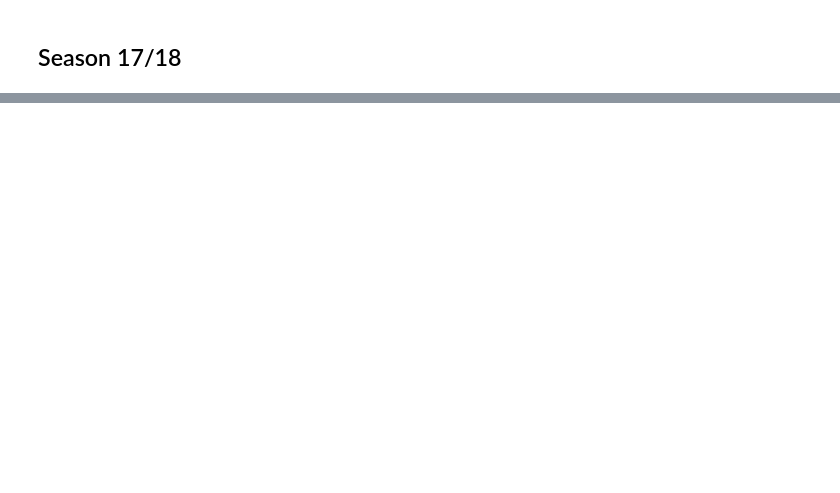
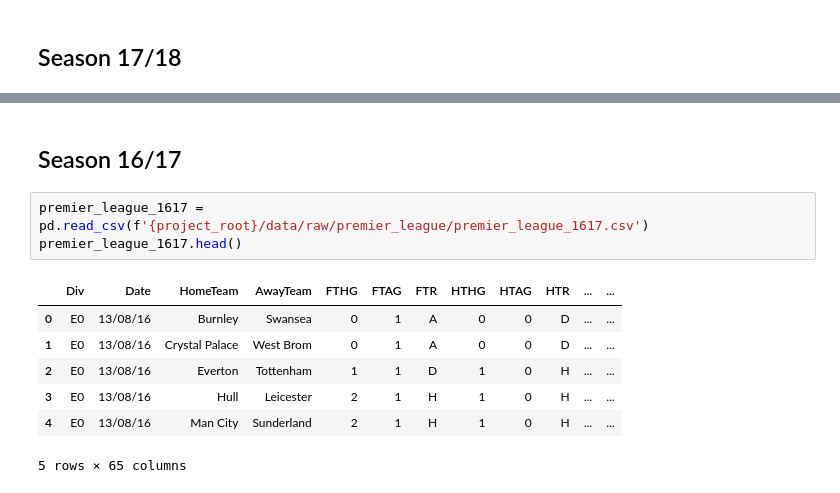
Before and after one commit to MarcinGruchala/football-predictions, a Jupyter notebook: notebooks/premier_league_raw_data_preview.ipynb, the cells around one changed output, grey strips where cells are left out. Saved outputs shown, nothing was run; the diff lists cells and outputs as text; blank space fills up the shorter version.

Commit message:
Download premier league raw data and store it in data folder

```diff
--- a/notebooks/premier_league_data_preview.ipynb
+++ b/notebooks/premier_league_raw_data_preview.ipynb
@@ -103,0 +105,13 @@ premier_league_1718.head()
+# %% [markdown]
+## Season 16/17
+# %%
+premier_league_1617 = pd.read_csv(f'{project_root}/data/raw/premier_league/premier_league_1617.csv')
+premier_league_1617.head()
+# %% [output]
+|  | Div | Date | HomeTeam | AwayTeam | FTHG | FTAG | FTR | HTHG | HTAG | HTR | ... | ... |
+| 0 | E0 | 13/08/16 | Burnley | Swansea | 0 | 1 | A | 0 | 0 | D | ... | ... |
+| 1 | E0 | 13/08/16 | Crystal Palace | West Brom | 0 | 1 | A | 0 | 0 | D | ... | ... |
+| 2 | E0 | 13/08/16 | Everton | Tottenham | 1 | 1 | D | 1 | 0 | H | ... | ... |
+| 3 | E0 | 13/08/16 | Hull | Leicester | 2 | 1 | H | 1 | 0 | H | ... | ... |
+| 4 | E0 | 13/08/16 | Man City | Sunderland | 2 | 1 | H | 1 | 0 | H | ... | ... |
+5 rows × 65 columns
```
Also changed, not shown: parts of 16 cells of this notebook, 9 other files.
